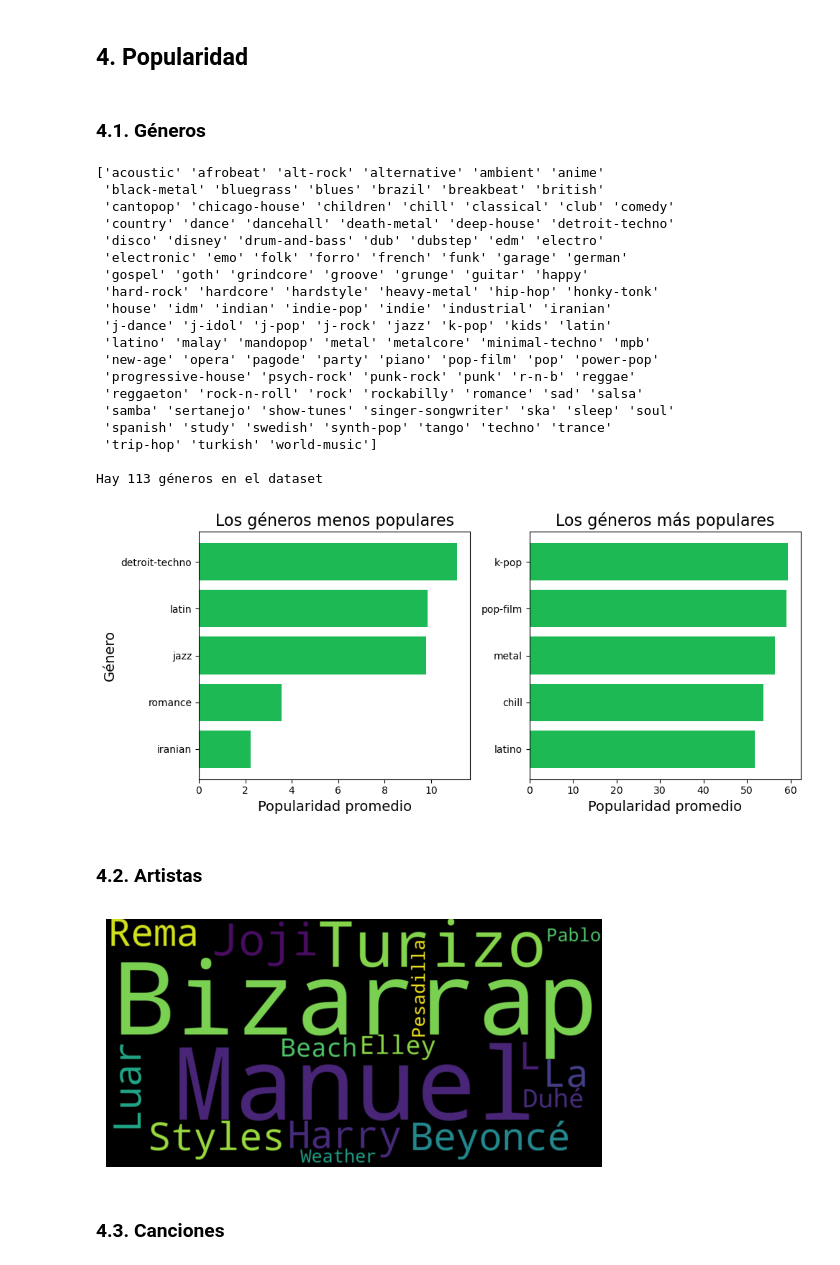
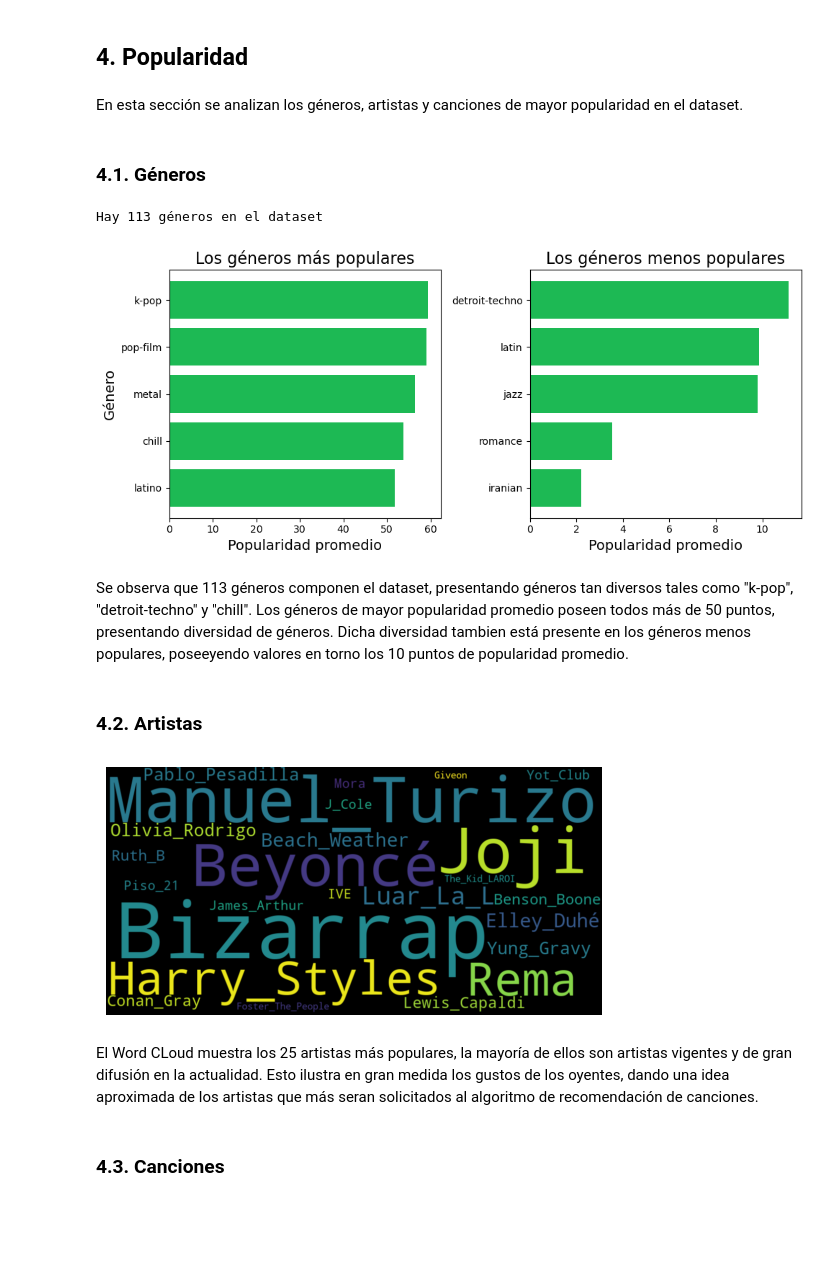
Before and after one commit to MauriJ/Data-Science, a Jupyter notebook: Desafíos/Desafío N°9/Data_StoryTelling+Moran.ipynb, the cells around one changed output. Drawn from its saved outputs; the diff is of its cells as text; code cells hidden in the pictures; blank space fills up the shorter version.

```diff
--- a/Desafíos/Desafío N°9/Data_StoryTelling+Moran.ipynb
+++ b/Desafíos/Desafío N°9/Data_StoryTelling+Moran.ipynb
@@ -120,35 +84,18 @@ df.sort_values(['popularity'], ascending = False).head(3)
 # %% [markdown]
 ## 4. Popularidad <a class="anchor" id="popularidad"></a>
+# %% [markdown]
+En esta sección se analizan los géneros, artistas y canciones de mayor popularidad en el dataset.
 # %%
 df1 = df.copy()
 df1.drop(['Unnamed: 0', 'track_id', 'mode', 'key', 'time_signature'], axis = 1, inplace = True)
 
-df1[['artists', 'artist_1']] = df['artists'].str.split(';', 1, expand = True)
+df1[['artists', 'artist_1']] = df['artists'].str.split(';', n = 1, expand = True)
 df1.drop('artist_1', axis = 1, inplace = True)
 # %% [markdown]
 ### 4.1. Géneros <a class="anchor" id="pop_generos"></a>
 # %%
-print(df1['track_genre'].unique(), '\n')
 print('Hay {} géneros en el dataset'.format(df['track_genre'].unique().size))
 # %% [output]
-['acoustic' 'afrobeat' 'alt-rock' 'alternative' 'ambient' 'anime'
- 'black-metal' 'bluegrass' 'blues' 'brazil' 'breakbeat' 'british'
- 'cantopop' 'chicago-house' 'children' 'chill' 'classical' 'club' 'comedy'
- 'country' 'dance' 'dancehall' 'death-metal' 'deep-house' 'detroit-techno'
- 'disco' 'disney' 'drum-and-bass' 'dub' 'dubstep' 'edm' 'electro'
- 'electronic' 'emo' 'folk' 'forro' 'french' 'funk' 'garage' 'german'
- 'gospel' 'goth' 'grindcore' 'groove' 'grunge' 'guitar' 'happy'
- 'hard-rock' 'hardcore' 'hardstyle' 'heavy-metal' 'hip-hop' 'honky-tonk'
- 'house' 'idm' 'indian' 'indie-pop' 'indie' 'industrial' 'iranian'
- 'j-dance' 'j-idol' 'j-pop' 'j-rock' 'jazz' 'k-pop' 'kids' 'latin'
- 'latino' 'malay' 'mandopop' 'metal' 'metalcore' 'minimal-techno' 'mpb'
- 'new-age' 'opera' 'pagode' 'party' 'piano' 'pop-film' 'pop' 'power-pop'
- 'progressive-house' 'psych-rock' 'punk-rock' 'punk' 'r-n-b' 'reggae'
- 'reggaeton' 'rock-n-roll' 'rock' 'rockabilly' 'romance' 'sad' 'salsa'
- 'samba' 'sertanejo' 'show-tunes' 'singer-songwriter' 'ska' 'sleep' 'soul'
- 'spanish' 'study' 'swedish' 'synth-pop' 'tango' 'techno' 'trance'
- 'trip-hop' 'turkish' 'world-music']
-
 Hay 113 géneros en el dataset
 # %%
 popularity_mean = df1['popularity'].groupby(df1['track_genre']).mean()
@@ -157,37 +104,41 @@ least_popular_genres = popularity_mean.sort_values(ascending = False).tail(5)
 
 fig, axs = plt.subplots(1, 2, figsize = (10, 4.5))
 
-axs[0].barh(least_popular_genres.index[::-1], least_popular_genres[::-1], color = '#1DB954')
-axs[1].barh(most_popular_genres.index[::-1], most_popular_genres[::-1], color = '#1DB954')
+axs[0].barh(most_popular_genres.index[::-1], most_popular_genres[::-1], color = '#1DB954')
+axs[1].barh(least_popular_genres.index[::-1], least_popular_genres[::-1], color = '#1DB954')
 
 axs[0].set_xlabel('Popularidad promedio', fontsize = 14)
 axs[1].set_xlabel('Popularidad promedio', fontsize = 14)
 axs[0].set_ylabel('Popularidad promedio', fontsize = 14)
 axs[0].set_ylabel('Género', fontsize = 14)
-axs[0].set_title('Los géneros menos populares', fontsize = 16)
-axs[1].set_title('Los géneros más populares', fontsize = 16)
+axs[1].set_title('Los géneros menos populares', fontsize = 16)
+axs[0].set_title('Los géneros más populares', fontsize = 16)
 plt.tight_layout()
 plt.show()
 # %% [output]
-[figure, old version]
+[figure, new version]
+# %% [markdown]
+Se observa que 113 géneros componen el dataset, presentando géneros tan diversos tales como "k-pop", "detroit-techno" y "chill". Los géneros de mayor popularidad promedio poseen todos más de 50 puntos, presentando diversidad de géneros. Dicha diversidad tambien está presente en los géneros menos populares, poseeyendo valores en torno los 10 puntos de popularidad promedio.
 # %% [markdown]
 ### 4.2. Artistas <a class="anchor" id="pop_artistas"></a>
 # %%
 popular_artists = df1['popularity'].groupby(df1['artists']).mean()
-most_popular_artists = popular_artists.sort_values(ascending = False).head(10)
+most_popular_artists = popular_artists.sort_values(ascending = False).head(25)
 
 text = list(most_popular_artists.index)
+text2 = [text[i].replace(' ', '_') for i in range(len(text))]
+text3 = [text2[i].replace('.', '') for i in range(len(text2))]
+string = (" ").join(text3)
 
-string=(" ").join(text)
-
-wordcloud = WordCloud().generate(string)
 wordcloud = WordCloud(width = 1000, height = 500).generate(string)
 
 plt.figure()
 plt.imshow(wordcloud, interpolation="bilinear")
 plt.axis("off")
 plt.show()
 # %% [output]
-[figure, old version]
+[figure, new version]
+# %% [markdown]
+El Word CLoud muestra los 25 artistas más populares, la mayoría de ellos son artistas vigentes y de gran difusión en la actualidad. Esto ilustra en gran medida los gustos de los oyentes, dando una idea aproximada de los artistas que más seran solicitados al algoritmo de recomendación de canciones.
 # %% [markdown]
 ### 4.3. Canciones <a class="anchor" id="pop_canciones"></a>
```
Also changed, not shown: parts of 18 cells of this notebook.
